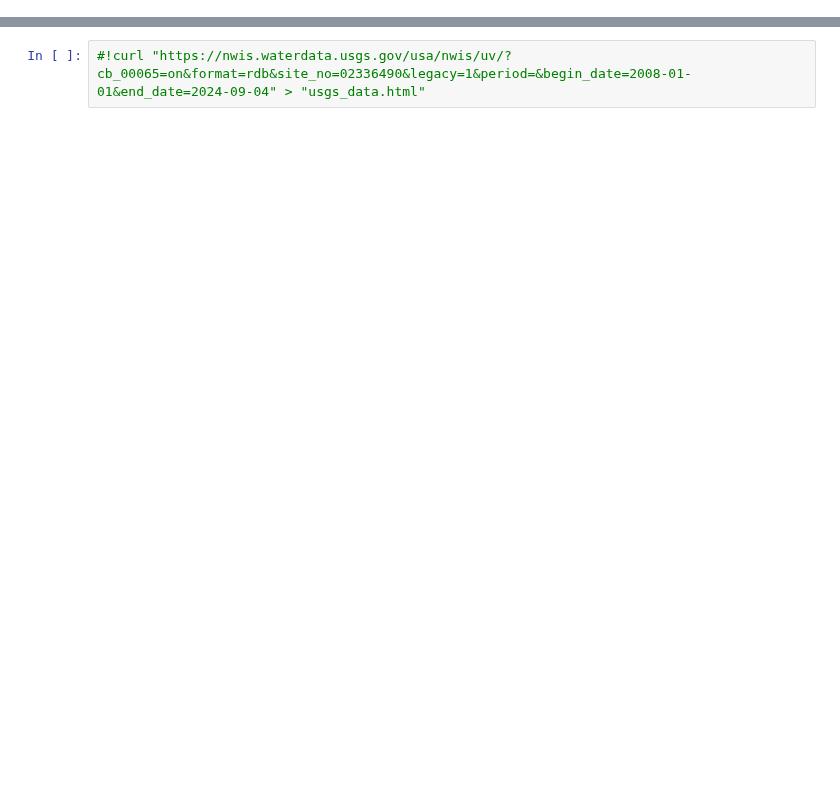
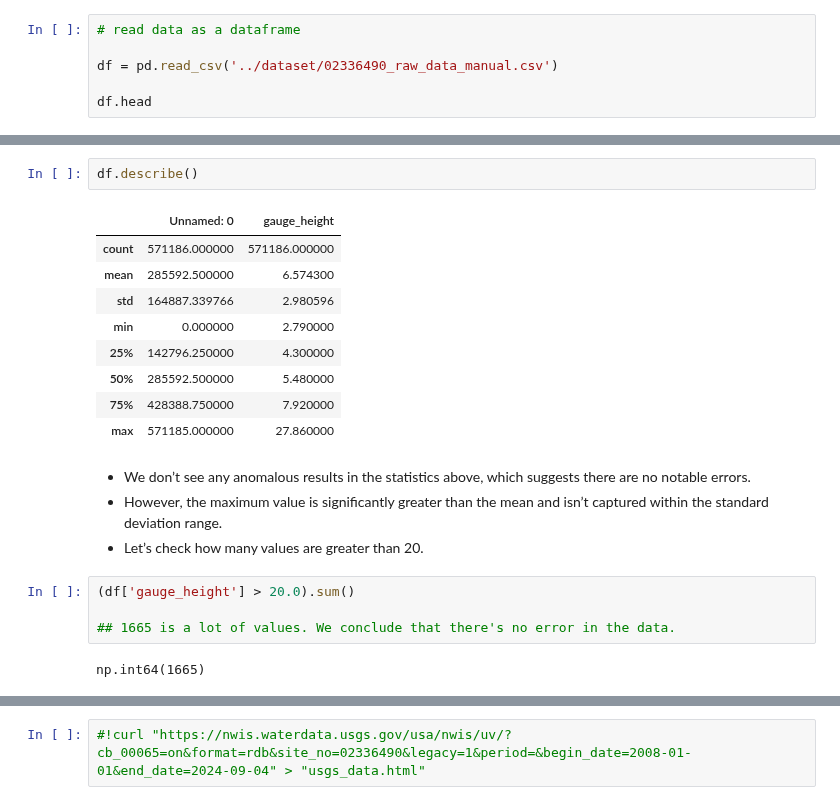
Before and after one commit to watersofthack/WaterSoft, a Jupyter notebook: Machine Learning/Day1/data_preprocess_final.ipynb, the cells around one changed output, grey strips where cells are left out. Saved outputs shown, nothing was run; the diff lists cells and outputs as text; blank space fills up the shorter version.

```diff
--- a/Machine Learning/Day1/data_preprocess_final.ipynb
+++ b/Machine Learning/Day1/data_preprocess_final.ipynb
@@ -22,0 +23,6 @@ and finally use the **curl** command, it's a unix based terminal command to down
+# %%
+# read data as a dataframe
+
+df = pd.read_csv('../dataset/02336490_raw_data_manual.csv')
+
+df.head
@@ -22,0 +56,22 @@ and finally use the **curl** command, it's a unix based terminal command to down
+# %%
+df.describe()
+# %% [output]
+|  | Unnamed: 0 | gauge_height |
+| count | 571186.000000 | 571186.000000 |
+| mean | 285592.500000 | 6.574300 |
+| std | 164887.339766 | 2.980596 |
+| min | 0.000000 | 2.790000 |
+| 25% | 142796.250000 | 4.300000 |
+| 50% | 285592.500000 | 5.480000 |
+| 75% | 428388.750000 | 7.920000 |
+| max | 571185.000000 | 27.860000 |
+# %% [markdown]
+- We don’t see any anomalous results in the statistics above, which suggests there are no notable errors.
+- However, the maximum value is significantly greater than the mean and isn’t captured within the standard deviation range.
+- Let’s check how many values are greater than 20.
+# %%
+(df['gauge_height'] > 20.0).sum()
+
+## 1665 is a lot of values. We conclude that there's no error in the data.
+# %% [output]
+np.int64(1665)
```
Also changed, not shown: parts of 76 cells of this notebook, 8 other files.
